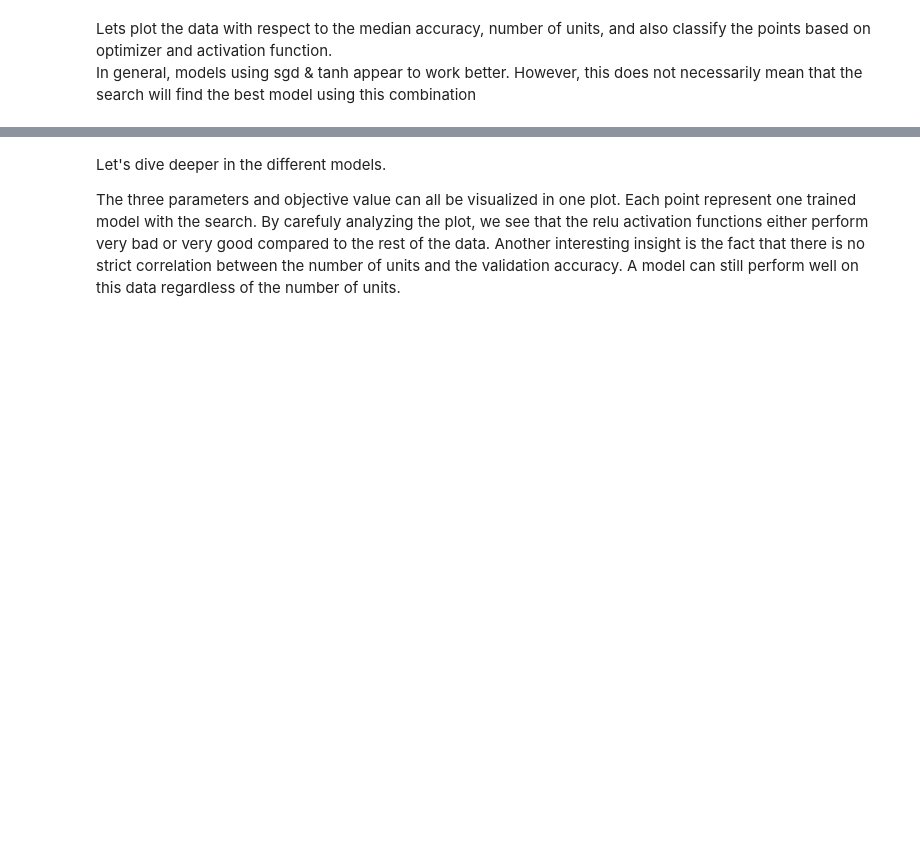
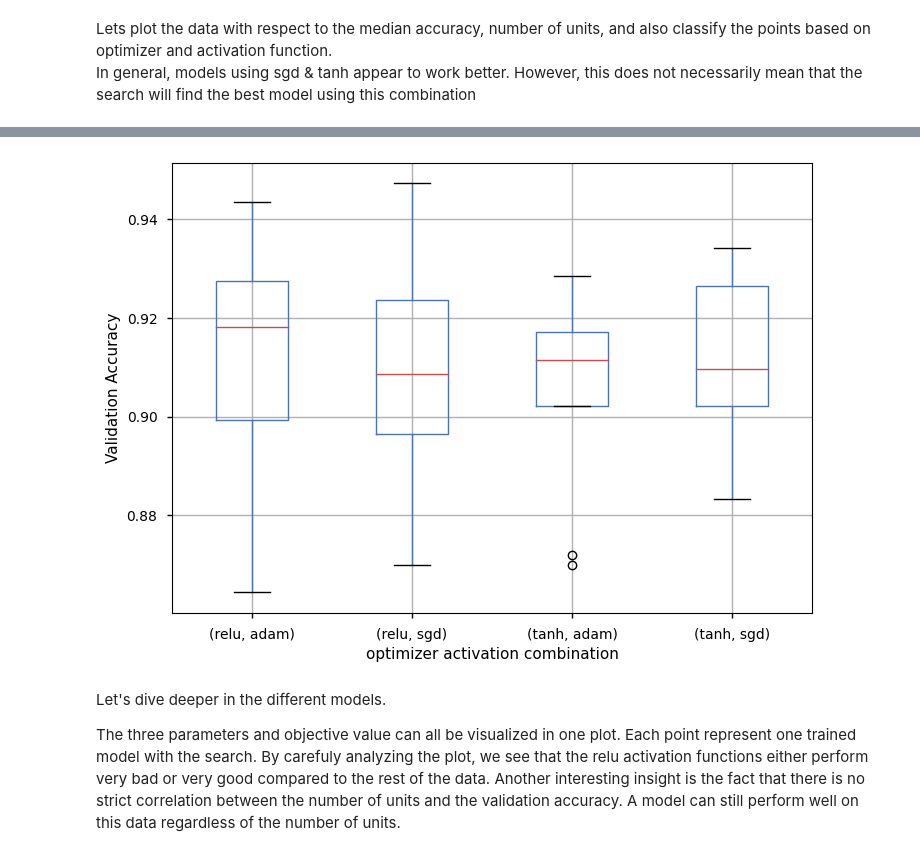
Before and after one commit to Eudelft/Deepproject, a Jupyter notebook: deep.ipynb, the cells around one changed output, grey strips where cells are left out. Drawn from its saved outputs; the diff is of its cells as text; code cells hidden in the pictures; blank space fills up the shorter version.

```diff
--- a/deep.ipynb
+++ b/deep.ipynb
@@ -301,3 +309,15 @@ plt.show()
+# %%
+# mpl.style.use('seaborn-bright')
+
+fig, ax = plt.subplots(figsize=(8,6))
+trials_hp.boxplot(column=['val_accuracy'], by=['activation', 'optimizer'], ax=ax)
+plt.suptitle('')
+plt.title('')
+plt.xlabel('optimizer activation combination')
+plt.ylabel('Validation Accuracy')
+plt.show()
+# %% [output]
+[figure, added]
 # %% [markdown]
 Let's dive deeper in the different models.
 
```
Also changed, not shown: parts of 6 cells of this notebook.
